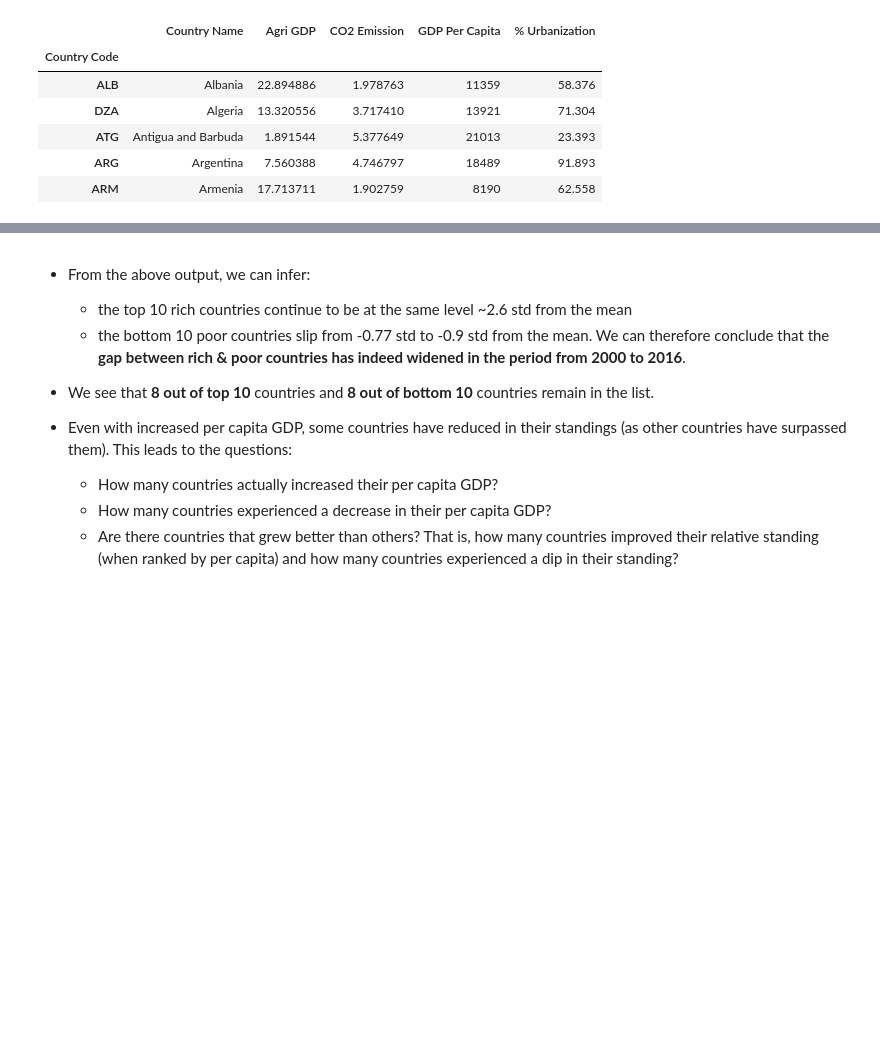
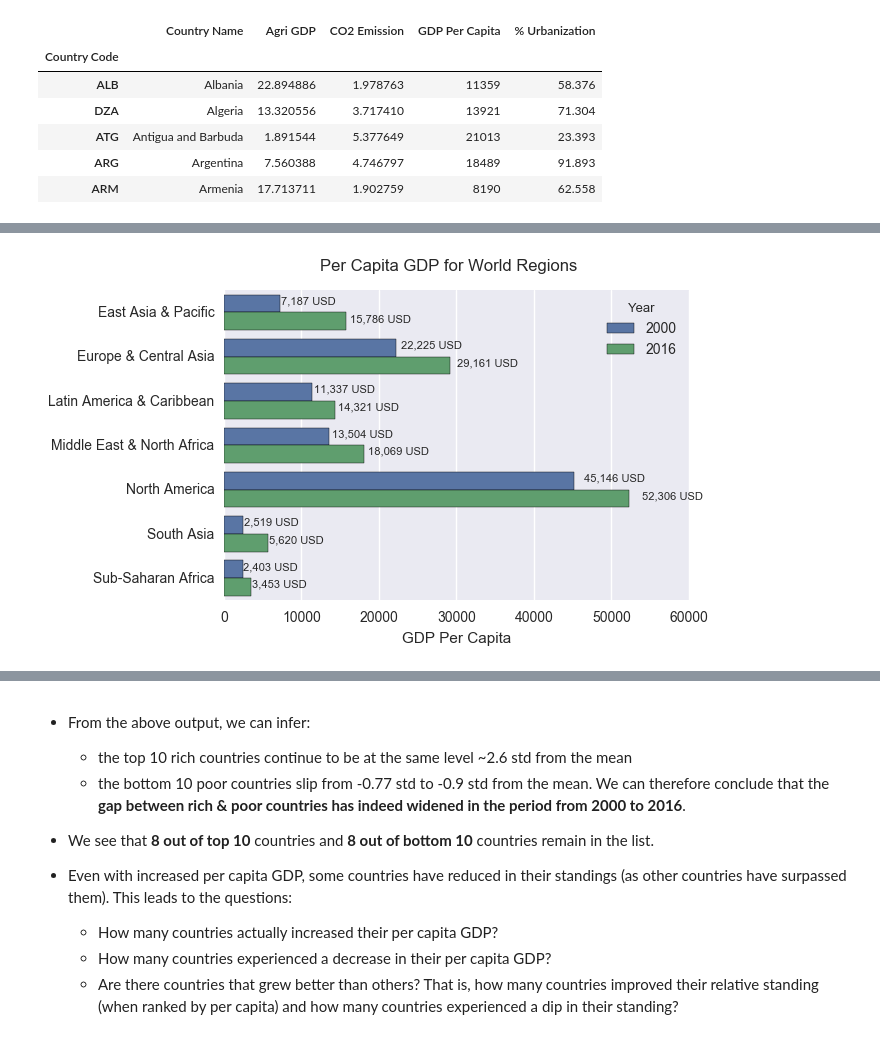
Before and after one commit to sankarchn/development-data-analysis, a Jupyter notebook: gapminder-world-analysis-v2.ipynb, the cells around one changed output, grey strips where cells are left out. Saved outputs shown, nothing was run; the diff lists cells and outputs as text; code cells hidden in the pictures; blank space fills up the shorter version.

Commit message:
Added 1D analysis of indicator data with violin plots; updated conclusion and several other edits for improved readability/analysis.

```diff
--- a/gapminder-world-analysis-v2.ipynb
+++ b/gapminder-world-analysis-v2.ipynb
@@ -378,0 +340,16 @@ Least prosperous region in 2000: Sub-Saharan Africa
+# %%
+# Rank the regions based on GDP.
+# Add normalized columns using vector operations
+
+print('\nRank Geographic Regions based on Per Capita GDP for base & target years')
+base_mean = georegions_gdp_df[base_year].mean()
+base_std = georegions_gdp_df[base_year].std(ddof=0)
+target_mean = georegions_gdp_df[target_year].mean()
+target_std = georegions_gdp_df[target_year].std(ddof=0)
+
+georegions_gdp_df['Rank_Base'] = georegions_gdp_df[base_year].rank(ascending=False, method='dense').astype(int)
+georegions_gdp_df['Rank_Target'] = georegions_gdp_df[target_year].rank(ascending=False, method='dense').astype(int)
+georegions_gdp_df['Norm_Base'] = (georegions_gdp_df[base_year] - base_mean) / base_std
+georegions_gdp_df['Norm_Target'] = (georegions_gdp_df[target_year] - target_mean) / target_std
+
+display(georegions_gdp_df.sort_values(by='Rank_Base'))
@@ -379 +366,22 @@ Least prosperous region in 2000: Sub-Saharan Africa
+# %%
+# Let us visualize the GDP data in a bar chart
+
+mgdp_regions_df = georegions_gdp_df[['GroupName', base_year, target_year]]
+mgdp_regions_df = mgdp_regions_df.set_index('GroupName').sort_index()
+
+mgdp_regions_df = mgdp_regions_df.stack().reset_index().rename(columns={'level_1': 'Year', 0: gdp_key})
+#display(mgdp_regions_df)
+
+sns.set(style="darkgrid")
+ax = sns.barplot(y='GroupName', x=gdp_key, hue='Year', data=mgdp_regions_df)
+ax.set(ylabel="", xlabel="GDP Per Capita")
+f = ax.get_figure()
+f.suptitle ("Per Capita GDP for World Regions")
+for p in ax.patches:
+    val = p.get_width()
+    ax.annotate('{0:,.0f} USD'.format(val), (val * 1.03, p.get_y() + p.get_height()/2), fontsize=8)
+
+sns.despine(left=True, bottom=True)
+# %% [output]
+[figure, added]
 # %%
```
Also changed, not shown: parts of 48 cells of this notebook.
